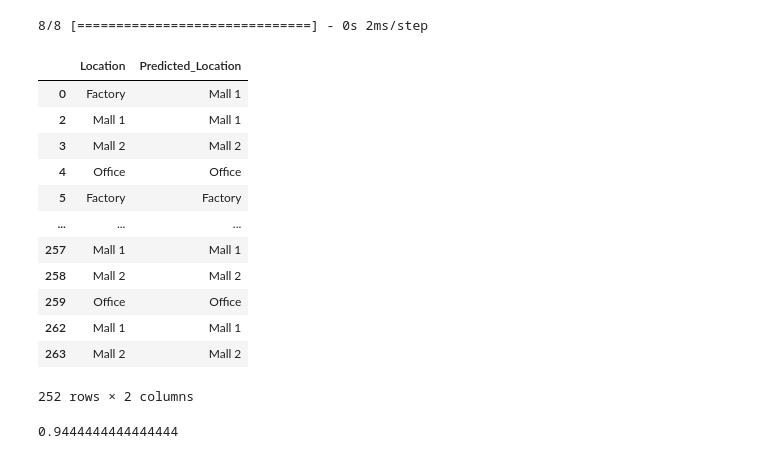
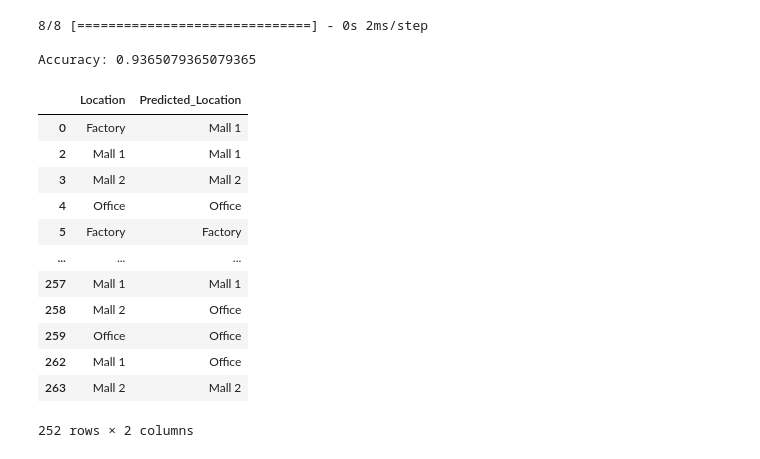
Before and after one commit to tomweinandy/AIinPowerBI, a Jupyter notebook: score_vending_model.ipynb, the cells around one changed output. Drawn from its saved outputs; the diff is of its cells as text; code cells hidden in the pictures.

```diff
--- a/score_vending_model.ipynb
+++ b/score_vending_model.ipynb
@@ -26,40 +26,41 @@ df['Location'] = label_encoder.fit_transform(df['Location'])  # Encode location
 # Split the data into input features (X) and the target variable (y)
 X = df.drop('Location', axis=1)
 
 # Predict the labels
 predictions = loaded_model.predict(X)
 
 # Change predictions to integers between 0 and 4
 encoded_labels = [int(min(max(p.round(0), 0), 4)) for p in predictions]
 
 # Decode the predicted labels
 decoded_labels = label_encoder.inverse_transform(encoded_labels)
 
 # Add the predicted labels to the DataFrame
 df['Predicted_Location'] = decoded_labels
 
 # Decode Location
 df['Location'] = label_encoder.inverse_transform(df['Location'])
 
+# Print accuracy
+accuracy = sum(df['Location'] == df['Predicted_Location'])/len(df)
+print(f"\nAccuracy: {accuracy}")
+
 # Print the DataFrame with the predictions
 df[['Location', 'Predicted_Location']]
 # %% [output]
 8/8 [==============================] - 0s 2ms/step
+
+Accuracy: 0.9365079365079365
 |  | Location | Predicted_Location |
 | 0 | Factory | Mall 1 |
 | 2 | Mall 1 | Mall 1 |
 | 3 | Mall 2 | Mall 2 |
 | 4 | Office | Office |
 | 5 | Factory | Factory |
 | ... | ... | ... |
 | 257 | Mall 1 | Mall 1 |
-| 258 | Mall 2 | Mall 2 |
+| 258 | Mall 2 | Office |
 | 259 | Office | Office |
-| 262 | Mall 1 | Mall 1 |
+| 262 | Mall 1 | Office |
 | 263 | Mall 2 | Mall 2 |
 252 rows × 2 columns
-# %%
-# Print accuracy
-sum(df['Location'] == df['Predicted_Location'])/len(df)
-# %% [output]
-0.9444444444444444
```
Also changed, not shown: 2 other files.
